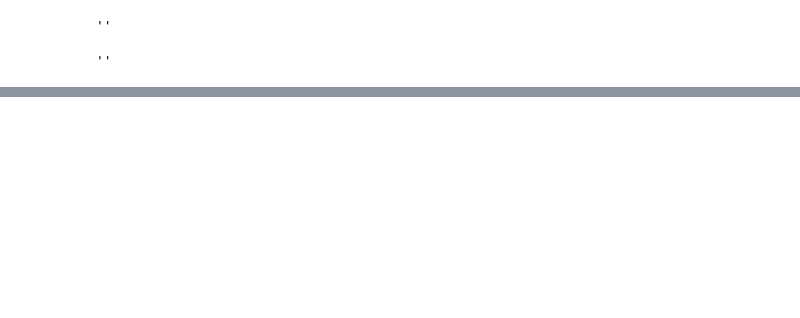
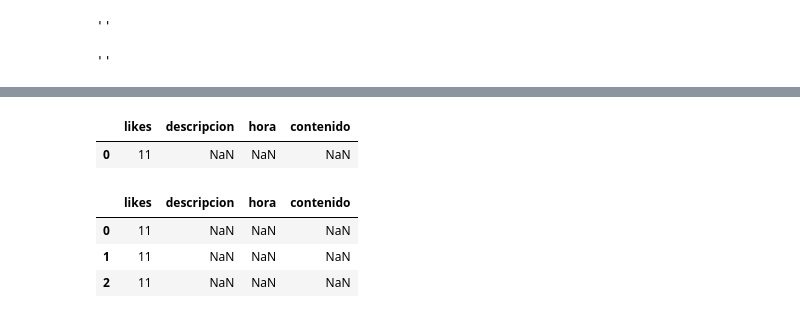
Before and after one commit to segomismo/proyecto-final-ironhack, a Jupyter notebook: src/codigojup.ipynb, the cells around one changed output, grey strips where cells are left out. Saved outputs shown, nothing was run; the diff lists cells and outputs as text; code cells hidden in the pictures; blank space fills up the shorter version.

```diff
--- a/src/codigojup.ipynb
+++ b/src/codigojup.ipynb
@@ -294,0 +336,25 @@ alt
+# %%
+df11 = pd.DataFrame(columns=['likes', 'descripcion', 'hora', 'contenido'])
+def pruebas(hola, df11):
+    hola = "adios"
+    df11 = df11.append({},ignore_index = True)
+    df11["likes"] = 11
+    return(df11)
+# %%
+df11 = df11.append({},ignore_index = True)
+df11["likes"] = 11
+# %%
+df11
+# %% [output]
+|  | likes | descripcion | hora | contenido |
+| 0 | 11 | NaN | NaN | NaN |
+# %%
+hola = "hola"
+df11 = pruebas(hola, df11)
+# %%
+df11
+# %% [output]
+|  | likes | descripcion | hora | contenido |
+| 0 | 11 | NaN | NaN | NaN |
+| 1 | 11 | NaN | NaN | NaN |
+| 2 | 11 | NaN | NaN | NaN |
```
Also changed, not shown: parts of 30 cells of this notebook, 29 other files.
